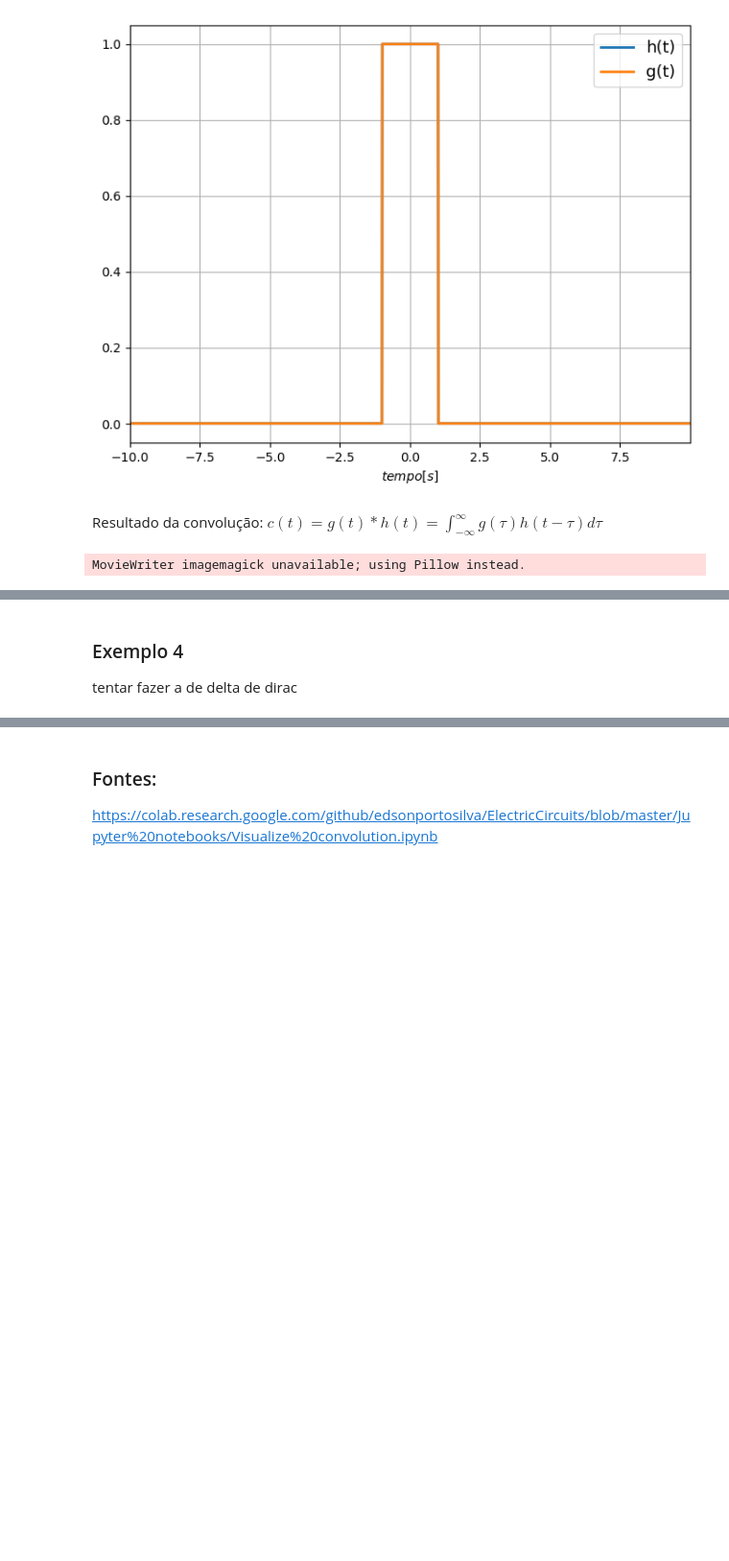
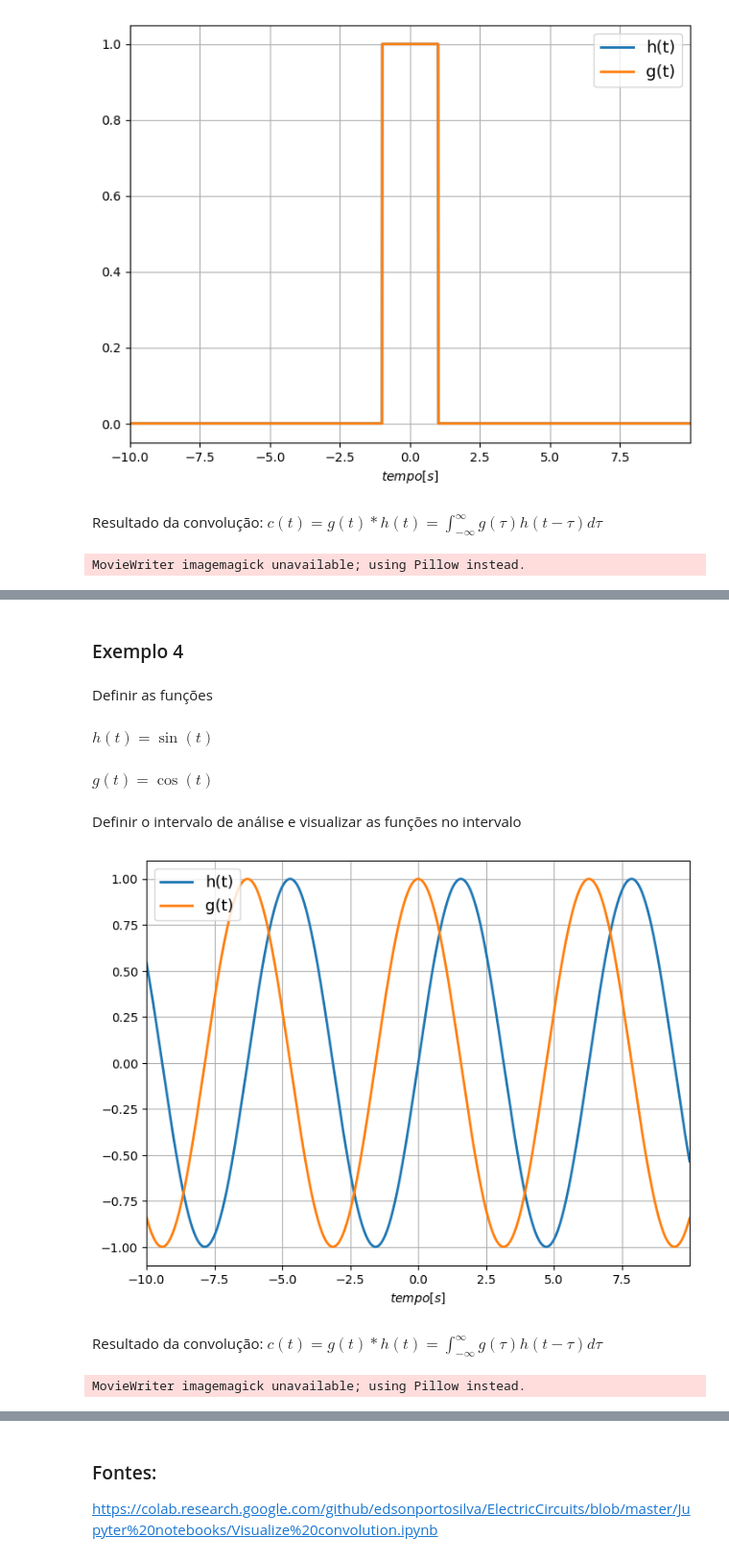
Before and after one commit to drdbrioso/trabCompSEL0604, a Jupyter notebook: trabalho.ipynb, the cells around one changed output, grey strips where cells are left out. Shown at 96% size. Cells and saved outputs as stored; diff of their text form; code cells hidden in the pictures; blank space fills up the shorter version.

Commit message:
5 exemplos, incluindo delta de dirac

```diff
--- a/trabalho.ipynb
+++ b/trabalho.ipynb
@@ -131,13 +131,28 @@ MovieWriter imagemagick unavailable; using Pillow instead.
 ![MyGif](convolutionFig3.gif "segment")
 # %% [markdown]
 ### Exemplo 4
-
-tentar fazer a de delta de dirac
+# %% [markdown]
+Definir as funções
 # %%
-h = sp.Piecewise((0, t<0),
-                 (sp.exp(-t), t>0))
+h = sp.sin(t)
 
-g = sp.Piecewise((1, (t>-1)&(t<1)),
-                 (0, (t<-1)|(t>1)))
+g = sp.cos(t)
 
 writeFunctions(h,g)
+# %% [output]
+$\displaystyle h(t) = \sin{\left(t \right)}\;\mathrm{ }$
+$\displaystyle g(t) = \cos{\left(t \right)}\;\mathrm{ }$
+# %% [markdown]
+Definir o intervalo de análise e visualizar as funções no intervalo
+# %%
+interval = np.arange(-10, 10, 0.01)
+utils.symplot(t, [h, g], interval, ['h(t)','g(t)'])
+# %% [output]
+[figure, added]
+# %% [markdown]
+Resultado da convolução: $c(t) = g(t)\ast h(t) =\int_{-\infty}^{\infty} g(\tau) h(t-\tau) d\tau$
+# %%
+figName  = 'convolutionFig4.gif'
+plotConvolution(h=h, g=g, ti=-100, tf=100, τ_max=100, figName=figName)
+# %% [output]
+MovieWriter imagemagick unavailable; using Pillow instead.
```
Also changed, not shown: parts of 8 cells of this notebook, 1 other file.
